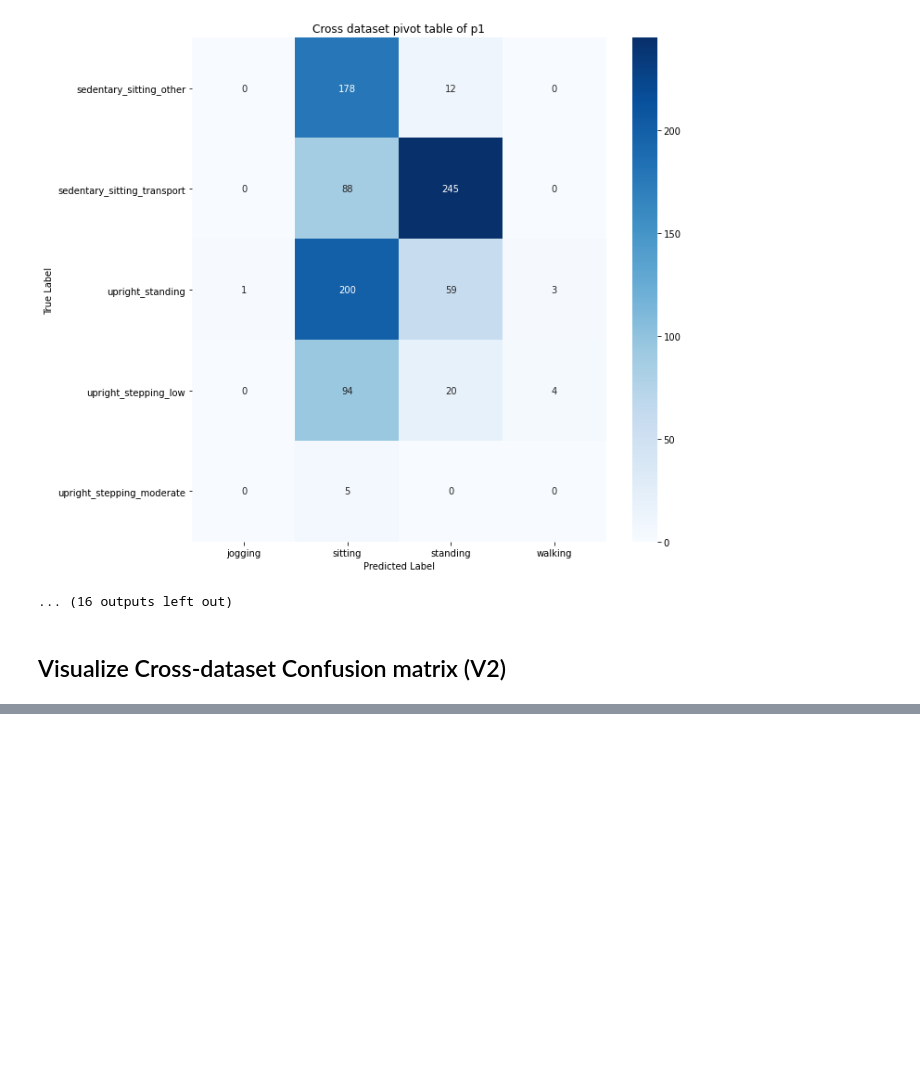
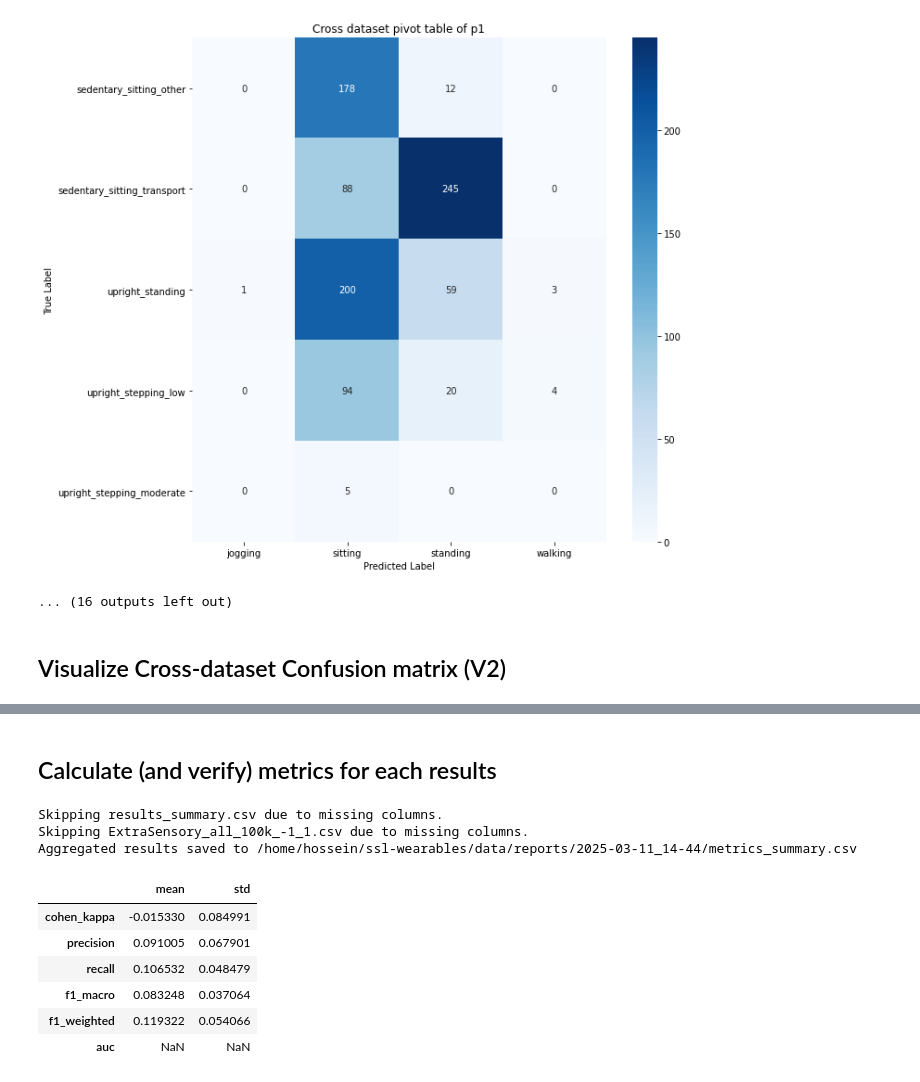
Before and after one commit to h-khayami/ssl-wearables, a Jupyter notebook: plots/confusion_matrices.ipynb, the cells around one changed output, grey strips where cells are left out. Cells and saved outputs as stored; diff of their text form; code cells hidden in the pictures; blank space fills up the shorter version.

```diff
--- a/plots/confusion_matrices.ipynb
+++ b/plots/confusion_matrices.ipynb
@@ -573,0 +693,2 @@ Confusion Matrix:
+# %% [markdown]
+## Calculate (and verify) metrics for each results
@@ -573,0 +756,13 @@ Confusion Matrix:
+# %%
+aggregate_results("/home/hossein/ssl-wearables/data/reports/2025-03-11_14-44")
+# %% [output]
+Skipping results_summary.csv due to missing columns.
+Skipping ExtraSensory_all_100k_-1_1.csv due to missing columns.
+Aggregated results saved to /home/hossein/ssl-wearables/data/reports/2025-03-11_14-44/metrics_summary.csv
+|  | mean | std |
+| cohen_kappa | -0.015330 | 0.084991 |
+| precision | 0.091005 | 0.067901 |
+| recall | 0.106532 | 0.048479 |
+| f1_macro | 0.083248 | 0.037064 |
+| f1_weighted | 0.119322 | 0.054066 |
+| auc | NaN | NaN |
```
Also changed, not shown: parts of 12 cells of this notebook, 5 other files.
